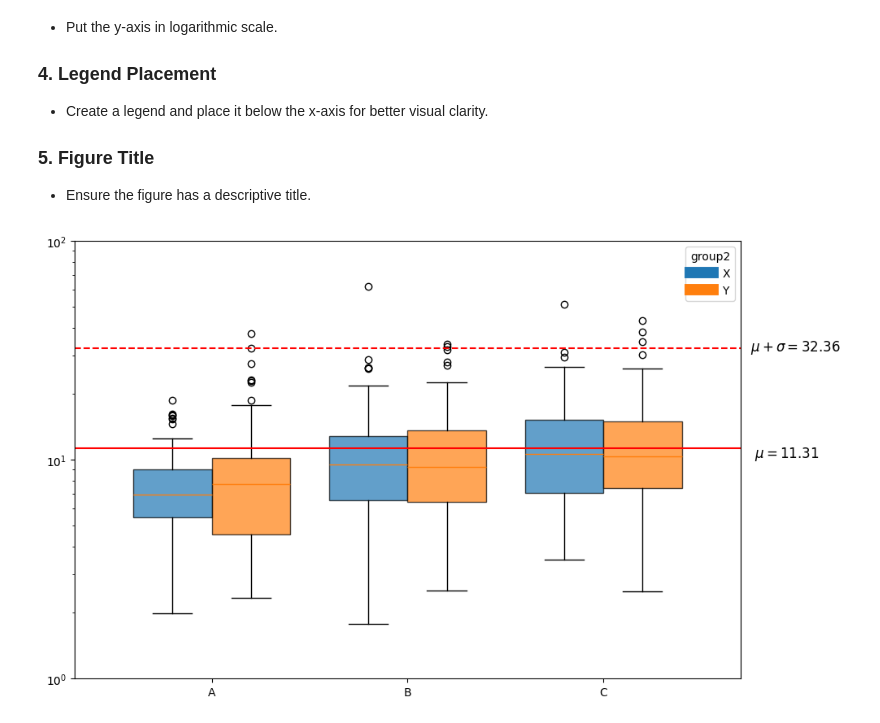
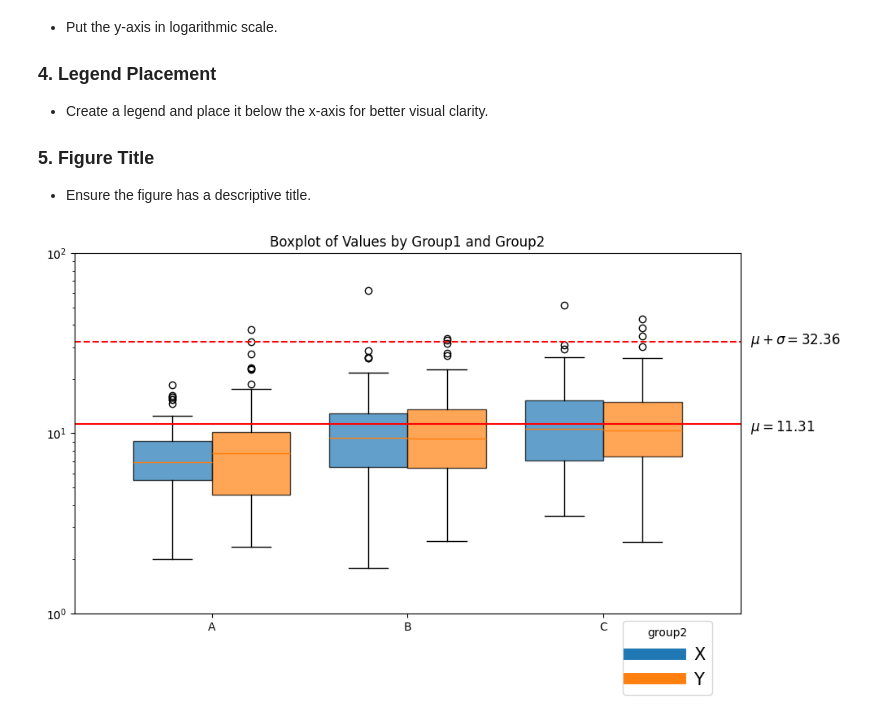
Before and after one commit to mifekon/python-for-data-science, a Jupyter notebook: assignment5.ipynb, the cells around one changed output. Drawn from its saved outputs; the diff is of its cells as text; code cells hidden in the pictures.

```diff
--- a/assignment5.ipynb
+++ b/assignment5.ipynb
@@ -552,33 +552,36 @@ ax.set_xticklabels(group1_levels)
 
 #y osa
 #ax.set_ylim(-20, 80)
 ax.set_yscale("log")
 ax.set_ylim(1, 100)
 
 # kdybychom chtěli mean - std čáru v grafu
 #ax.set_yscale("symlog", linthresh=10)
 
 
 #lines
 ax.axhline(average, color="red")
 #ax.axhline(average - std, color="red", linestyle="--")
 ax.axhline(average + std, color="red", linestyle="--")
 
 
 #texts for the lines
-ax.text(x=3.1, y=average - 1, s=rf'$\mu = {average:.2f}$', ha='right', fontsize=12,)
+ax.text(x=3.08, y=average - 1, s=rf'$\mu = {average:.2f}$', ha='right', fontsize=12,)
 #ax.text(x=3.19, y=average - std - 1, s=rf'$\mu - \sigma = {average - std:.2f}$', ha='right', fontsize=12,)
 ax.text(x=3.21, y=average + std - 1, s=rf'$\mu + \sigma = {average + std:.2f}$', ha='right', fontsize=12,)
+
+#title
+ax.set_title("Boxplot of Values by Group1 and Group2")
 
 
 # Build legend manually
 legend_handles = [
     plt.Line2D([0], [0], color=plt.cm.tab10(i % 10), lw=10)
     for i in range(n2)
 ]
-ax.legend(legend_handles, group2_levels, title="group2")
+ax.legend(legend_handles, group2_levels, title="group2", loc= "lower right", bbox_to_anchor=(0.97, -0.25), prop={'size': 15}, handlelength=3)
 
 plt.tight_layout()
 plt.show()
 # %% [output]
-[figure, old version]
+[figure, new version]
```
Also changed, not shown: parts of 1 cell of this notebook.
